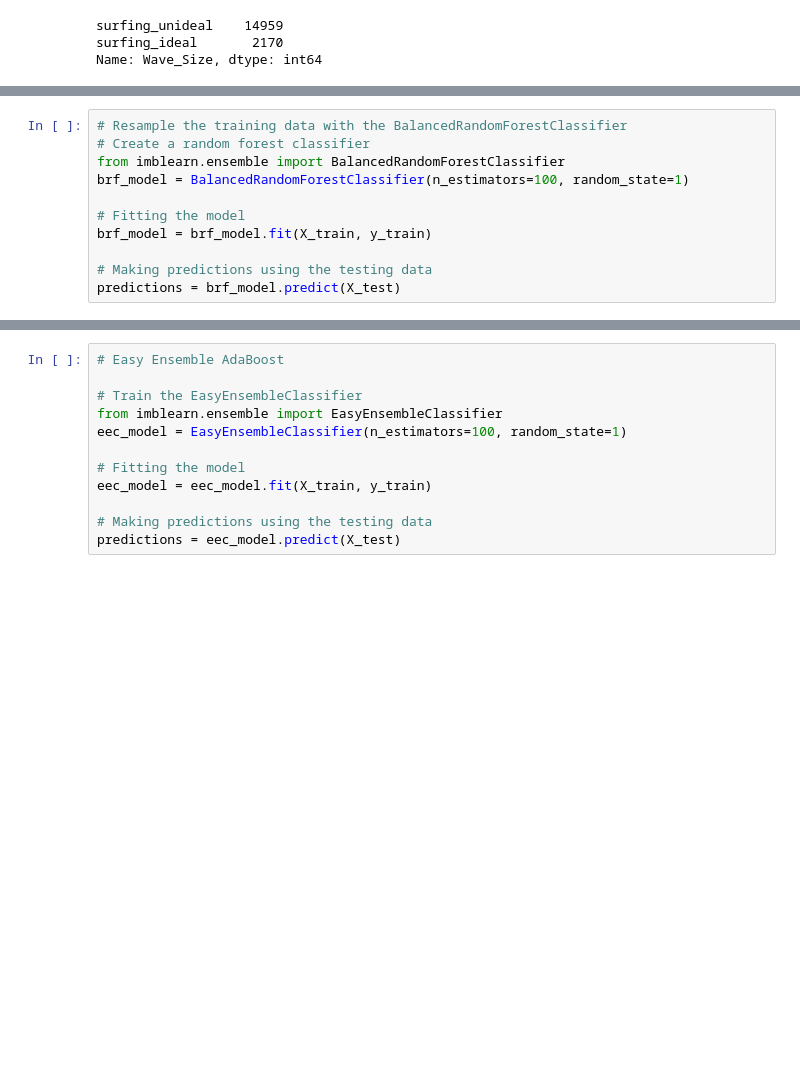
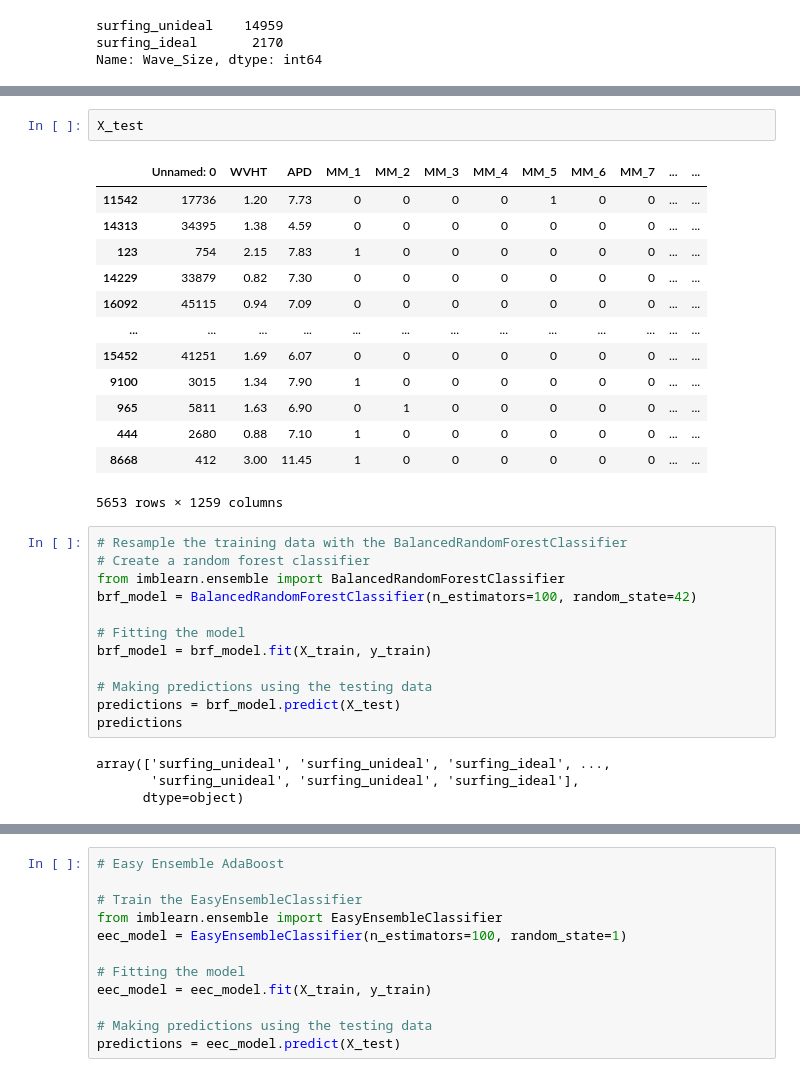
Before and after one commit to ckanchanda/Surf_Check, a Jupyter notebook: machinelearning.ipynb, the cells around one changed output, grey strips where cells are left out. Drawn from its saved outputs; the diff is of its cells as text; blank space fills up the shorter version.

```diff
--- a/machinelearning.ipynb
+++ b/machinelearning.ipynb
@@ -210,11 +209,32 @@ Counter({'Wave_Size': 1})
+# %%
+X_test
+# %% [output]
+|  | Unnamed: 0 | WVHT | APD | MM_1 | MM_2 | MM_3 | MM_4 | MM_5 | MM_6 | MM_7 | ... | ... |
+| 11542 | 17736 | 1.20 | 7.73 | 0 | 0 | 0 | 0 | 1 | 0 | 0 | ... | ... |
+| 14313 | 34395 | 1.38 | 4.59 | 0 | 0 | 0 | 0 | 0 | 0 | 0 | ... | ... |
+| 123 | 754 | 2.15 | 7.83 | 1 | 0 | 0 | 0 | 0 | 0 | 0 | ... | ... |
+| 14229 | 33879 | 0.82 | 7.30 | 0 | 0 | 0 | 0 | 0 | 0 | 0 | ... | ... |
+| 16092 | 45115 | 0.94 | 7.09 | 0 | 0 | 0 | 0 | 0 | 0 | 0 | ... | ... |
+| ... | ... | ... | ... | ... | ... | ... | ... | ... | ... | ... | ... | ... |
+| 15452 | 41251 | 1.69 | 6.07 | 0 | 0 | 0 | 0 | 0 | 0 | 0 | ... | ... |
+| 9100 | 3015 | 1.34 | 7.90 | 1 | 0 | 0 | 0 | 0 | 0 | 0 | ... | ... |
+| 965 | 5811 | 1.63 | 6.90 | 0 | 1 | 0 | 0 | 0 | 0 | 0 | ... | ... |
+| 444 | 2680 | 0.88 | 7.10 | 1 | 0 | 0 | 0 | 0 | 0 | 0 | ... | ... |
+| 8668 | 412 | 3.00 | 11.45 | 1 | 0 | 0 | 0 | 0 | 0 | 0 | ... | ... |
+5653 rows × 1259 columns
 # %%
 # Resample the training data with the BalancedRandomForestClassifier
 # Create a random forest classifier
 from imblearn.ensemble import BalancedRandomForestClassifier
-brf_model = BalancedRandomForestClassifier(n_estimators=100, random_state=1)
+brf_model = BalancedRandomForestClassifier(n_estimators=100, random_state=42)
 
 # Fitting the model
 brf_model = brf_model.fit(X_train, y_train)
 
 # Making predictions using the testing data
 predictions = brf_model.predict(X_test)
+predictions
+# %% [output]
+array(['surfing_unideal', 'surfing_unideal', 'surfing_ideal', ...,
+       'surfing_unideal', 'surfing_unideal', 'surfing_ideal'],
+      dtype=object)
```
Also changed, not shown: parts of 32 cells of this notebook.
